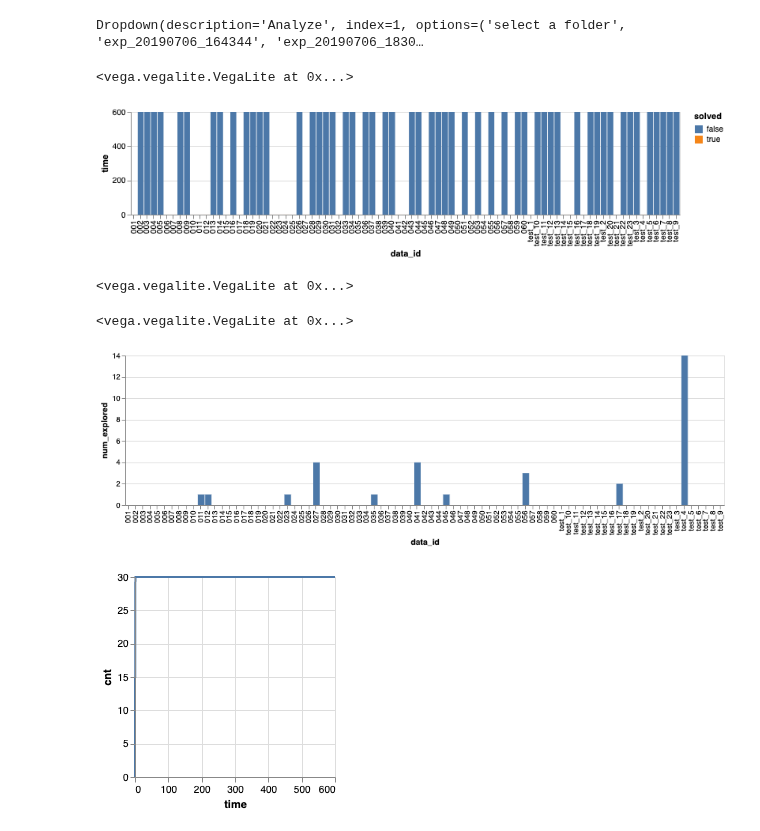
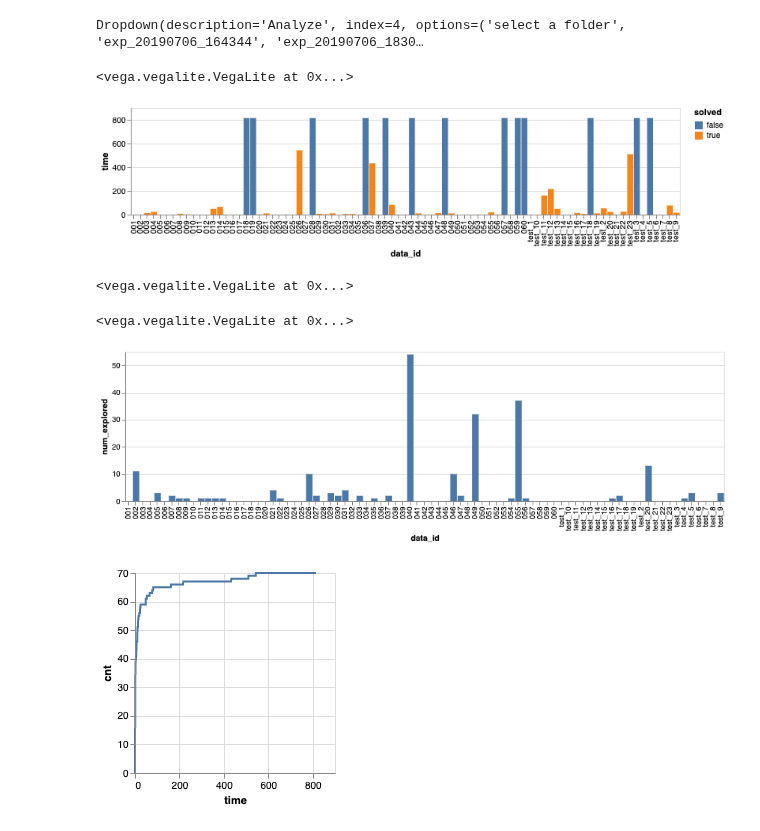
Before and after one commit to Mestway/falx, a Jupyter notebook: output/analyze.ipynb, the cells around one changed output. Saved outputs shown, nothing was run; the diff lists cells and outputs as text; code cells hidden in the pictures.

```diff
--- a/output/analyze.ipynb
+++ b/output/analyze.ipynb
@@ -12,15 +12,13 @@ from IPython.display import clear_output
 # default directories
 OUTPUT_DIR = os.path.join(".")
 
-max_time = 600
-
 def parse_log_content(lines):
 
     status = {
         "num_candidates": [],
         "table_prog": None,
         "vis_spec": None,
-        "time": max_time
+        "time": None
     }
 
     for i, l in enumerate(lines):
@@ -32,11 +30,11 @@ def parse_log_content(lines):
             status["table_prog"] = lines[i + 1]
         if l.startswith("# vis_spec:") and len(lines) > i + 1:
             status["vis_spec"] = lines[i + 1]
-    status["solved"] = status["time"] !=  max_time
     return status
 
 def analyze(log_dir):
     all_result = []
+    max_time = -1
     for fname in os.listdir(log_dir):
         if not fname.endswith(".log"): continue
         fpath = os.path.join(log_dir, fname)
@@ -47,7 +45,15 @@ def analyze(log_dir):
             status.pop("num_candidates")
             status.pop("vis_spec")
             status.pop("table_prog")
+            if status["time"] != None and status["time"] > max_time:
+                max_time = status["time"]
             all_result.append(status)
+    for status in all_result:
+        if status["time"] is None:
+            status["time"] = max_time * 1.5
+            status["solved"] = False
+        else:
+            status["solved"] = True
 
     plot_data = []
     for i in np.linspace(0, max([x["time"] for x in all_result if x["time"] is not None]), 1000):
@@ -95,36 +101,36 @@ def analyze(log_dir):
     }
 
     VegaLite(chart, df).display()
     VegaLite(chart3, df).display()
     VegaLite(chart2, cdf).display()
 
 log_folders = ["select a folder"] + [dname for dname in os.listdir(OUTPUT_DIR)
                if os.path.isdir(os.path.join(OUTPUT_DIR, dname)) and dname.startswith("exp")]
 
 w = widgets.Dropdown(
     options=log_folders,
     value=log_folders[0],
     description="Analyze",
 )
 
 def on_change(change):
     if change['type'] == 'change' and change['name'] == 'value':
         if change['new'] != log_folders[0]:
             print("visualizing %s" % change['new'])
             clear_output()
             display(w)
             analyze(change["new"])
 
 
 w.observe(on_change)
 display(w)
 
 #button.on_click(on_button_clicked)
 # %% [output]
-Dropdown(description='Analyze', index=1, options=('select a folder', 'exp_20190706_164344', 'exp_20190706_1830…
+Dropdown(description='Analyze', index=4, options=('select a folder', 'exp_20190706_164344', 'exp_20190706_1830…
 <vega.vegalite.VegaLite at 0x...>
-[figure, old version]
+[figure, new version]
 <vega.vegalite.VegaLite at 0x...>
 <vega.vegalite.VegaLite at 0x...>
-[figure, old version]
+[figure, new version]
-[figure, old version]
+[figure, new version]
```
